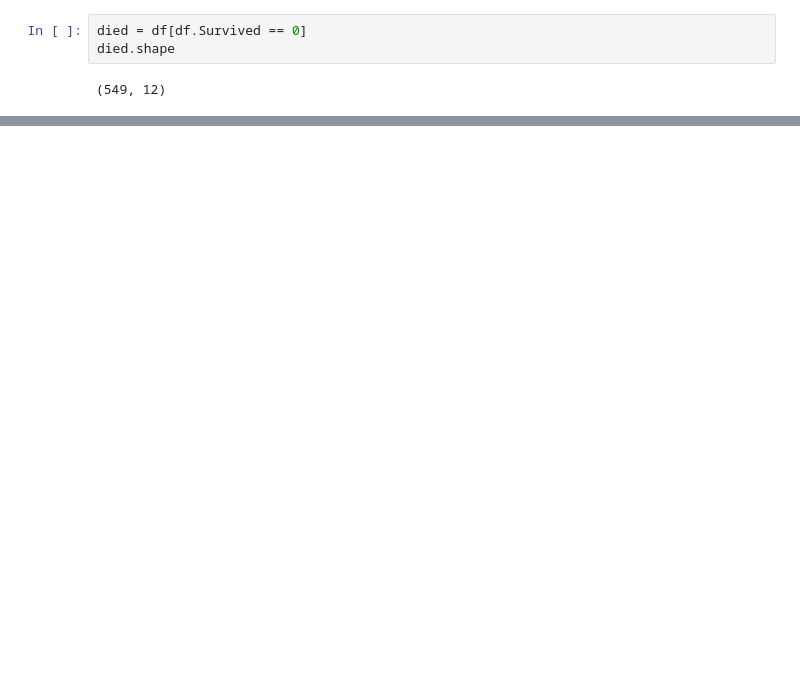
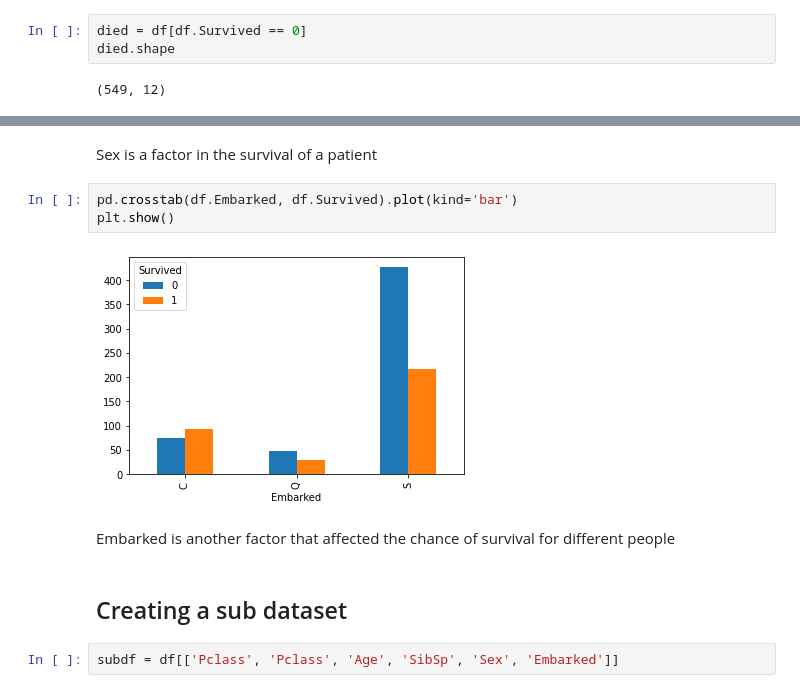
Before and after one commit to MK3247/Machine-Learning, a Jupyter notebook: LogisticRegression/Binary _Classification/titanic.ipynb, the cells around one changed output, grey strips where cells are left out. Drawn from its saved outputs; the diff is of its cells as text; blank space fills up the shorter version.

```diff
--- a/LogisticRegression/Binary _Classification/titanic.ipynb
+++ b/LogisticRegression/Binary _Classification/titanic.ipynb
@@ -28,0 +115,13 @@ died.shape
+# %% [markdown]
+Sex is a factor in the survival of a patient
+# %%
+pd.crosstab(df.Embarked, df.Survived).plot(kind='bar')
+plt.show()
+# %% [output]
+[figure, added]
+# %% [markdown]
+Embarked is another factor that affected the chance of survival for different people
+# %% [markdown]
+## Creating a sub dataset
+# %%
+subdf = df[['Pclass', 'Pclass', 'Age', 'SibSp', 'Sex', 'Embarked']]
```
Also changed, not shown: parts of 43 cells of this notebook, 1 other file.
